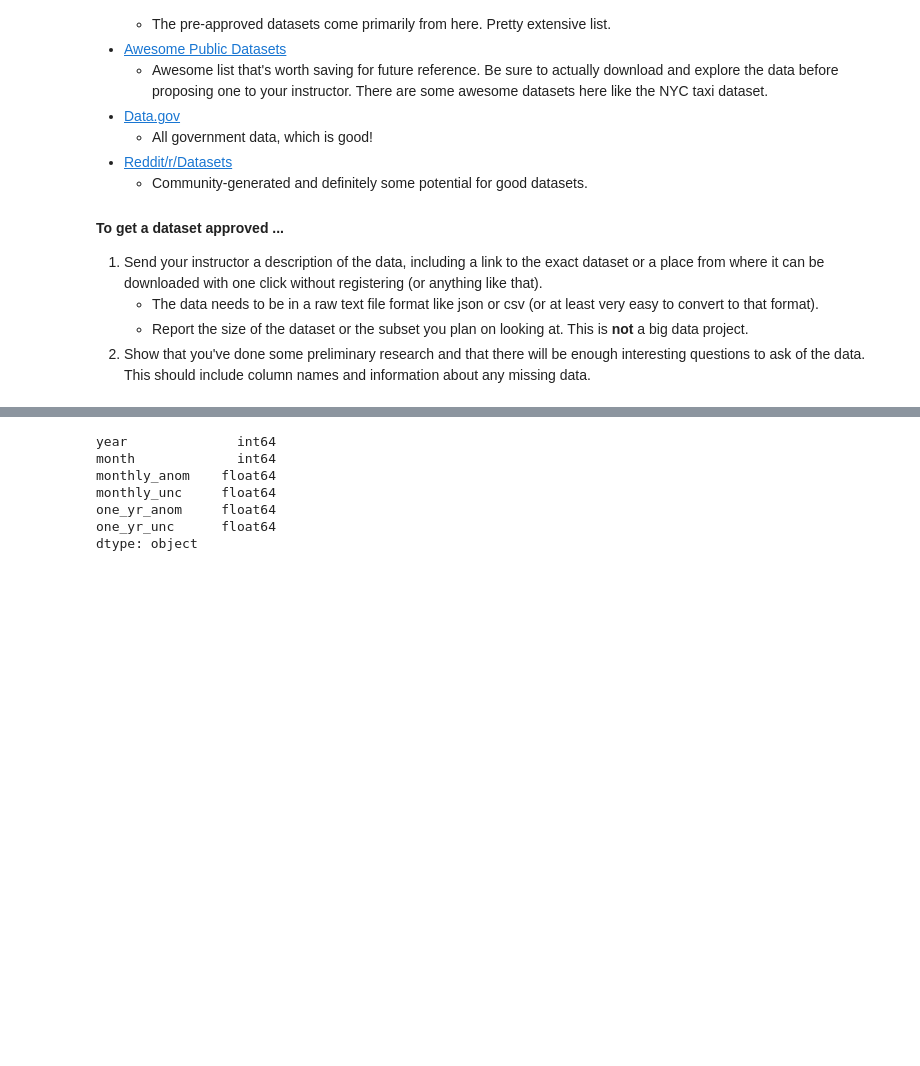
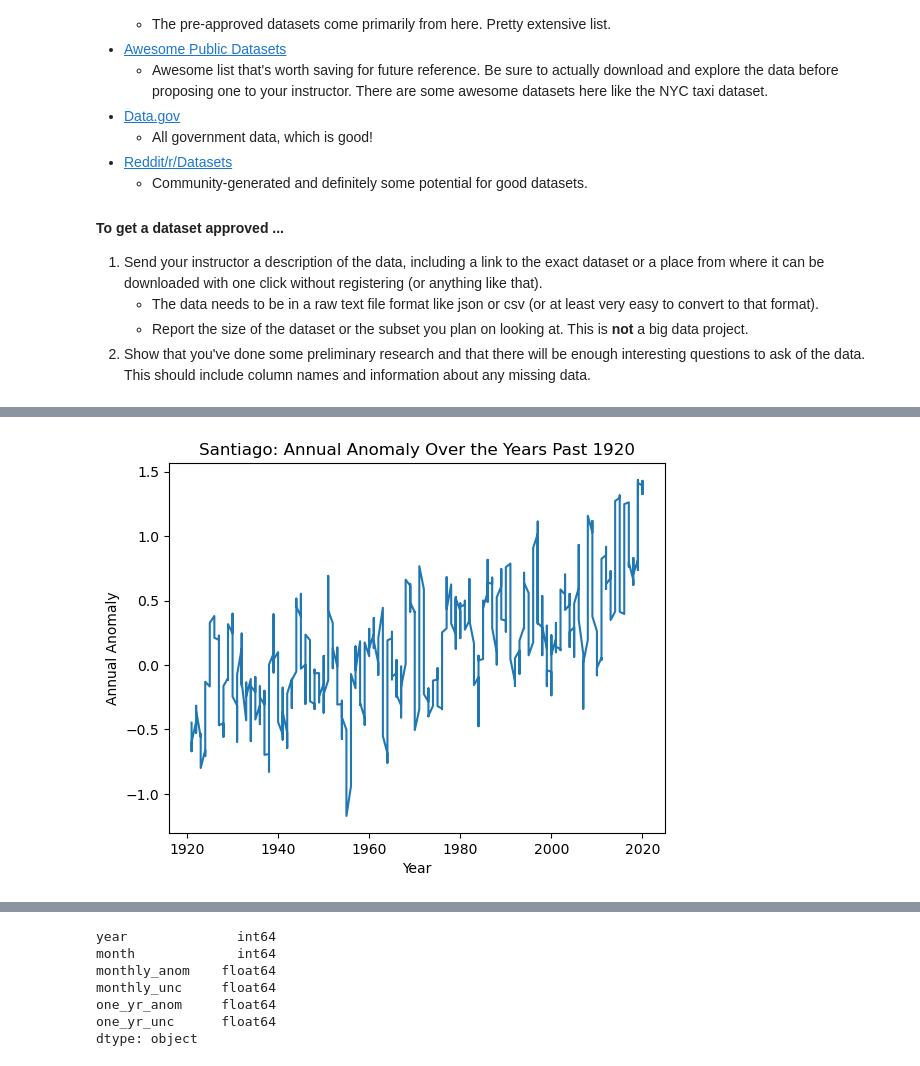
Before and after one commit to gowrath/Climate_EDA-SouthAmerica, a Jupyter notebook: Project_2_SO_JB.ipynb, the cells around one changed output, grey strips where cells are left out. Cells and saved outputs as stored; diff of their text form; code cells hidden in the pictures; blank space fills up the shorter version.

```diff
--- a/Project_2_SO_JB.ipynb
+++ b/Project_2_SO_JB.ipynb
@@ -173,0 +196,11 @@ saopaulo_data = clean_raw_data(saopaulo_data, santiago_file, 69)
+# %%
+santiago_data = santiago_data[(santiago_data['year'] > 1920)]
+
+santiago_data.set_index('year')['one_yr_anom'].plot()
+
+plt.xlabel('Year')
+plt.ylabel('Annual Anomaly')
+plt.title('Santiago: Annual Anomaly Over the Years Past 1920')
+plt.show()
+# %% [output]
+[figure, added]
```
Also changed, not shown: parts of 9 cells of this notebook.
